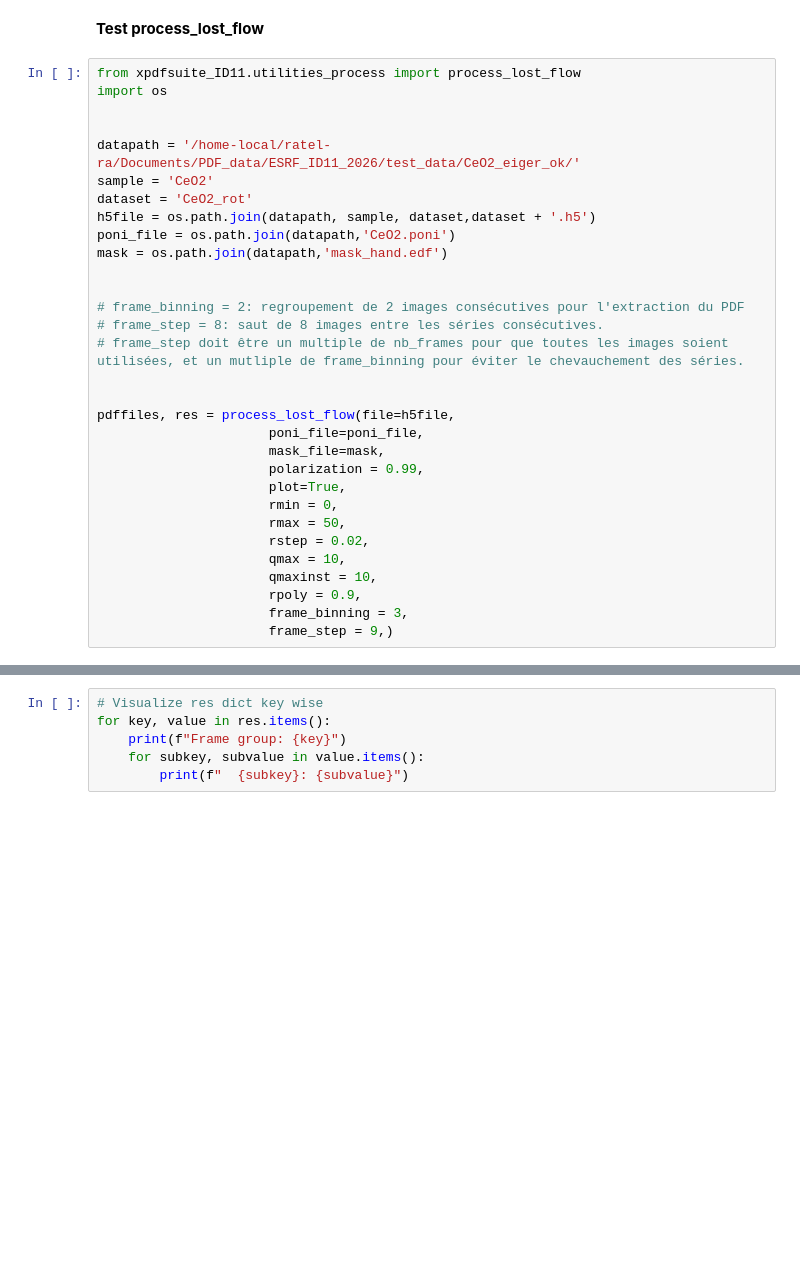
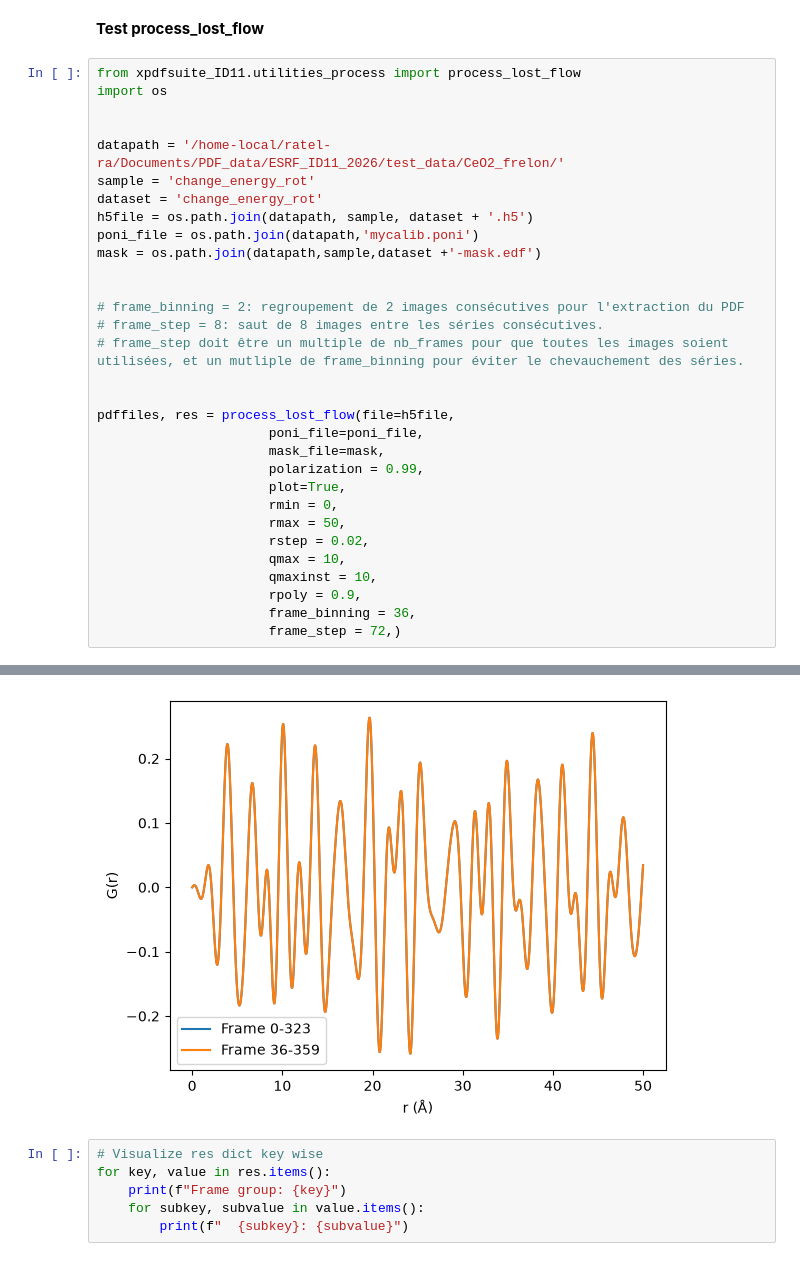
Before and after one commit to nicoratel/xpdfsuite_ID11, a Jupyter notebook: notebooks/lecture_h5_frelon.ipynb, the cells around one changed output, grey strips where cells are left out. Drawn from its saved outputs; the diff is of its cells as text; blank space fills up the shorter version.

```diff
--- a/notebooks/lecture_h5_frelon.ipynb
+++ b/notebooks/lecture_h5_frelon.ipynb
@@ -172,12 +233,12 @@ from xpdfsuite_ID11.utilities_process import process_lost_flow
 import os
 
 
-datapath = '/home-local/ratel-ra/Documents/PDF_data/ESRF_ID11_2026/test_data/CeO2_eiger_ok/'
-sample = 'CeO2'
-dataset = 'CeO2_rot'
-h5file = os.path.join(datapath, sample, dataset,dataset + '.h5')
-poni_file = os.path.join(datapath,'CeO2.poni')
-mask = os.path.join(datapath,'mask_hand.edf')
+datapath = '/home-local/ratel-ra/Documents/PDF_data/ESRF_ID11_2026/test_data/CeO2_frelon/'
+sample = 'change_energy_rot'
+dataset = 'change_energy_rot'
+h5file = os.path.join(datapath, sample, dataset + '.h5')
+poni_file = os.path.join(datapath,'mycalib.poni')
+mask = os.path.join(datapath,sample,dataset +'-mask.edf')
 
 
 # frame_binning = 2: regroupement de 2 images consécutives pour l'extraction du PDF
@@ -196,5 +257,6 @@ pdffiles, res = process_lost_flow(file=h5file,
                       qmax = 10,
                       qmaxinst = 10,
                       rpoly = 0.9,
-                      frame_binning = 3,
-                      frame_step = 9,)
+                      frame_binning = 36,
+                      frame_step = 72,)
+# %% [output]
@@ -201,3 +269,4 @@ pdffiles, res = process_lost_flow(file=h5file,
+[figure, added]
 # %%
 # Visualize res dict key wise
 for key, value in res.items():
```
Also changed, not shown: parts of 6 cells of this notebook, 2 other files.
